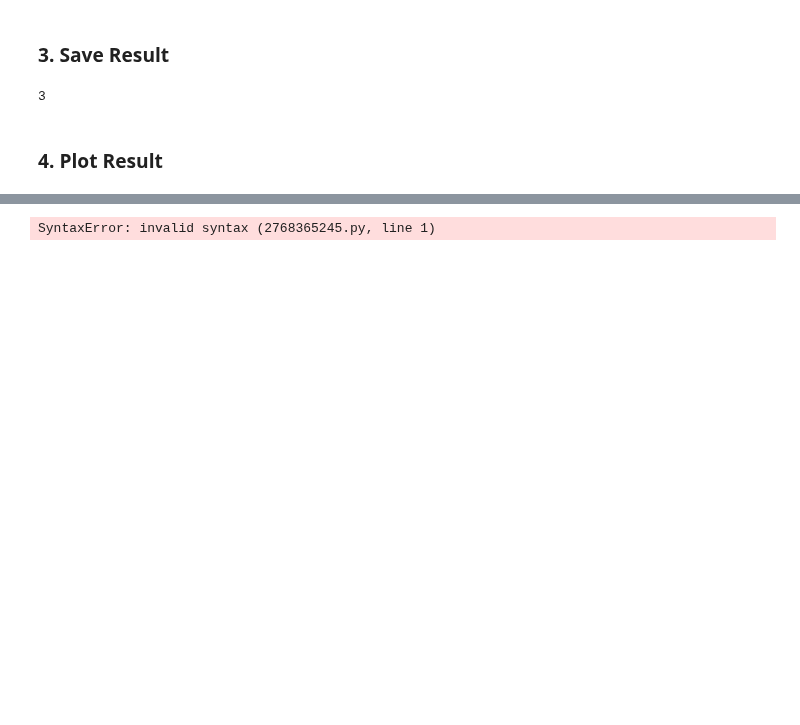
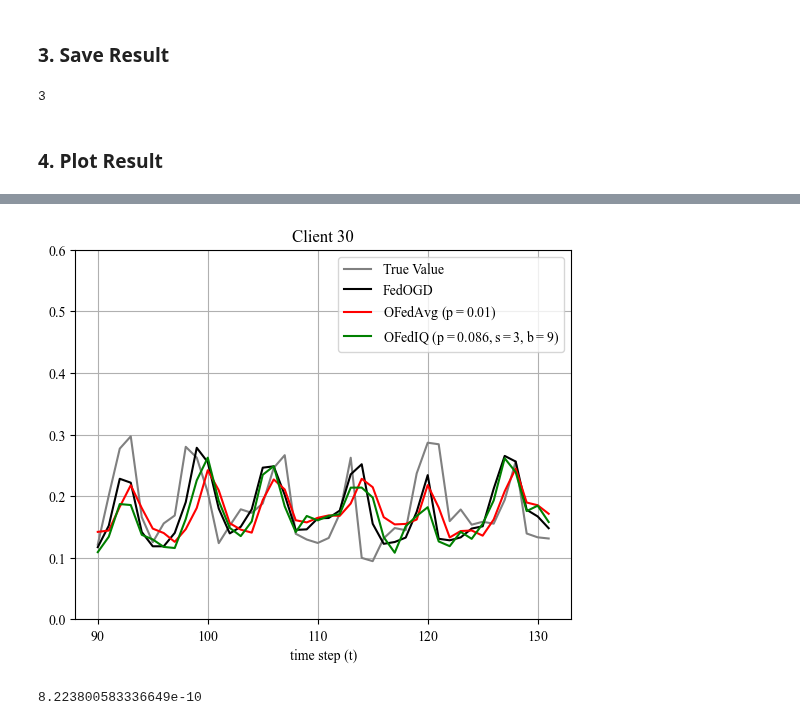
Before and after one commit to IISL-HYU/RegretAnalysis_OFL, a Jupyter notebook: time_series_Experiment.ipynb, the cells around one changed output, grey strips where cells are left out. Cells and saved outputs as stored; diff of their text form; code cells hidden in the pictures; blank space fills up the shorter version.

```diff
--- a/time_series_Experiment.ipynb
+++ b/time_series_Experiment.ipynb
@@ -209,6 +211,6 @@ plt.show()
 # %%
-client_num =
-length = 39 #len(test)
+client_num = 20
+length = 50 #len(test)
 
 test_result = []
 test_result.append(test[client_num, window:length])
@@ -223,31 +225,37 @@ r1 = test_result[0]
 r2 = test_result[1]
 r3 = test_result[2]
 r4 = test_result[3]
 
 l1 = list(range(90, 90+len(r1)))
 l2 = list(range(90, 90+len(r2)))
 l3 = list(range(90, 90+len(r3)))
 l4 = list(range(90, 90+len(r4)))
 
 plt.plot(l1, r1, 'gray', label=r'True Value')
 plt.plot(l2, r2, 'black', label=r'FedOGD')
 plt.plot(l3, r3, 'red', label=r'OFedAvg ($\mathdefault{p=0.01}$)')
 plt.plot(l4, r4, 'green', label=r'OFedIQ ($\mathdefault{p=0.086, s=3, b=9}$)')
 
 plt.xlabel('time step (t)')
 
 # if task == 'clf':
 #     plt.ylabel('Accuracy (t)')
 # elif task == 'reg' or task == 'time':
 #     #plt.ylabel('MSE (t)')
 #     #plt.yscale("log")
 
 plt.title('Client 30')
 plt.rcParams["font.family"] = "Times New Roman"
 plt.grid()
 plt.legend()
 
+plt.ylim(0, 0.6)
+
 plt.savefig(f'./Figures/{task}_FIG1.png', dpi=200, facecolor="white")
 plt.show()
 # %% [output]
-SyntaxError: invalid syntax (2768365245.py, line 1)
+[figure, added]
+# %%
+12.123 / pow(121414, 2)
+# %% [output]
+8.223800583336649e-10
```
Also changed, not shown: parts of 4 cells of this notebook, 14 other files.
